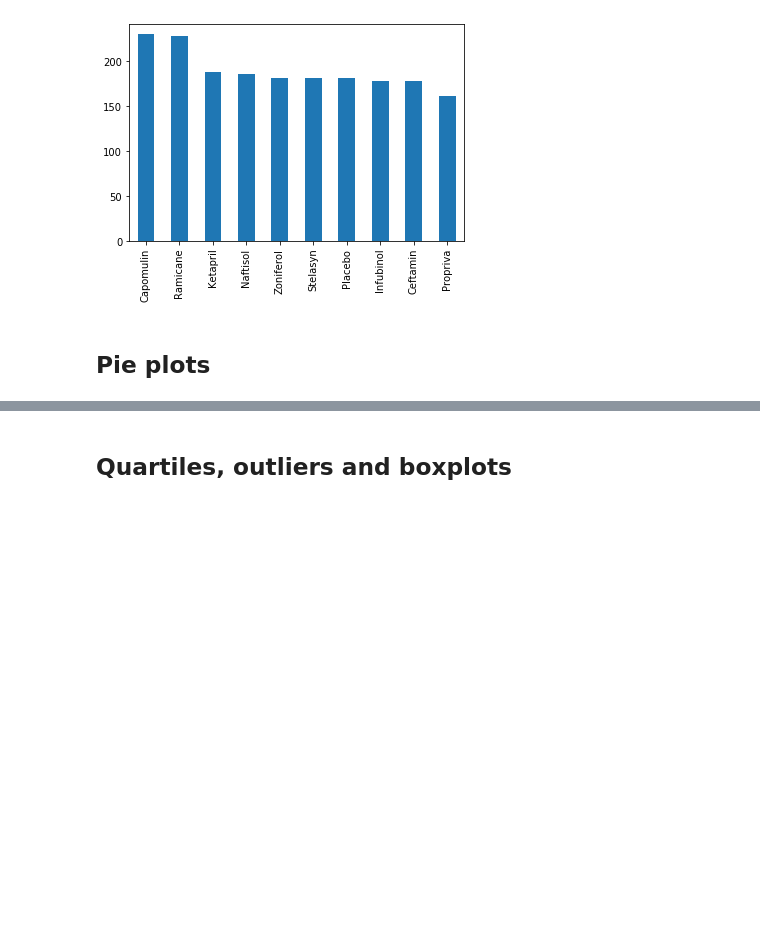
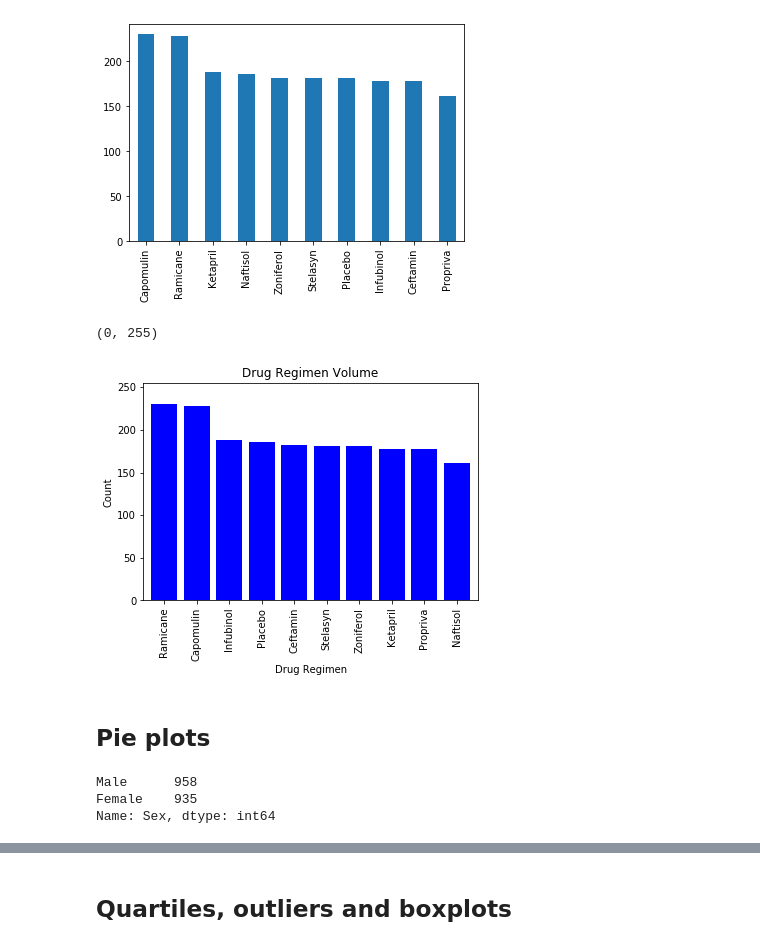
Before and after one commit to bford05/Pymaceuticals, a Jupyter notebook: Pymaceuticals.ipynb, the cells around one changed output, grey strips where cells are left out. Saved outputs shown, nothing was run; the diff lists cells and outputs as text; code cells hidden in the pictures; blank space fills up the shorter version.

Commit message:
added bar and pie charts

```diff
--- a/Pymaceuticals.ipynb
+++ b/Pymaceuticals.ipynb
@@ -77,4 +76,30 @@ pand_bplot
+# %%
+# Generate a bar plot showing number of data points for each treatment regimen using pyplot
+
+x_axis = regimen_treat["Drug Regimen"].unique()
+
+drug_regimen = regimen_treat["Drug Regimen"].value_counts()
+
+plt.bar(x_axis, drug_regimen, color="b", align="center")
+plt.xticks(rotation=90)
+plt.title("Drug Regimen Volume")
+plt.xlabel("Drug Regimen")
+plt.ylabel("Count")
+plt.xlim(-0.65, len(x_axis)-0.35)
+plt.ylim(0, max(drug_regimen)+25)
+# %% [output]
+(0, 255)
+[figure, added]
 # %% [markdown]
 ## Pie plots
+# %%
+#Determine distinct values for Male and Females to be used for pandas pie chart
+male_female = combined_data_df[["Sex"]]
+male_female_ct = male_female["Sex"].value_counts()
+male_female_ct
+# %% [output]
+Male      958
+Female    935
+Name: Sex, dtype: int64
 # %%
 # Generate a pie plot showing the distribution of female versus male mice using pandas
```
Also changed, not shown: parts of 4 cells of this notebook.
